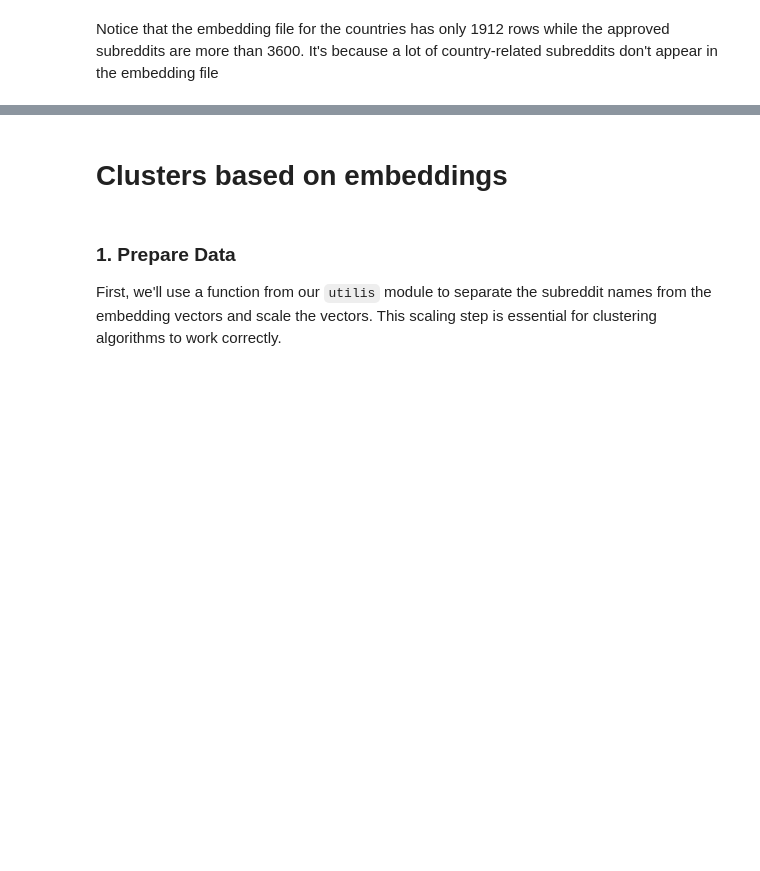
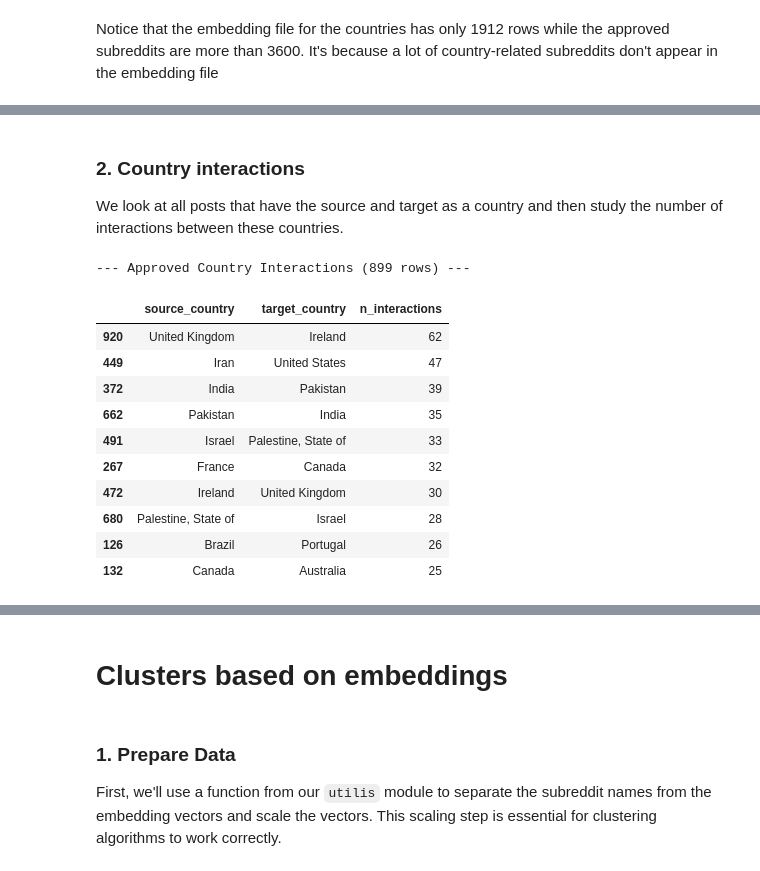
Before and after one commit to Darioliu28/ada-2025-project-djnpsgroup2025, a Jupyter notebook: resultsDario.ipynb, the cells around one changed output, grey strips where cells are left out. Saved outputs shown, nothing was run; the diff lists cells and outputs as text; code cells hidden in the pictures; blank space fills up the shorter version.

```diff
--- a/resultsDario.ipynb
+++ b/resultsDario.ipynb
@@ -49,0 +345,26 @@ Notice that the embedding file for the countries has only 1912 rows while the ap
+# %% [markdown]
+### 2. Country interactions
+We look at all posts that have the source and target as a country and then study the number of interactions between these countries.
+# %%
+# Process using the APPROVED list
+approved_country_interactions, merged_approved = ut.process_country_interactions(
+    df_combined,
+    APPROVED_MAPPING_FILE,
+    remove_self_loops=True
+)
+
+print(f"--- Approved Country Interactions ({len(approved_country_interactions)} rows) ---")
+display(approved_country_interactions.head(10))
+# %% [output]
+--- Approved Country Interactions (899 rows) ---
+|  | source_country | target_country | n_interactions |
+| 920 | United Kingdom | Ireland | 62 |
+| 449 | Iran | United States | 47 |
+| 372 | India | Pakistan | 39 |
+| 662 | Pakistan | India | 35 |
+| 491 | Israel | Palestine, State of | 33 |
+| 267 | France | Canada | 32 |
+| 472 | Ireland | United Kingdom | 30 |
+| 680 | Palestine, State of | Israel | 28 |
+| 126 | Brazil | Portugal | 26 |
+| 132 | Canada | Australia | 25 |
```
Also changed, not shown: parts of 22 cells of this notebook, 1 other file.
